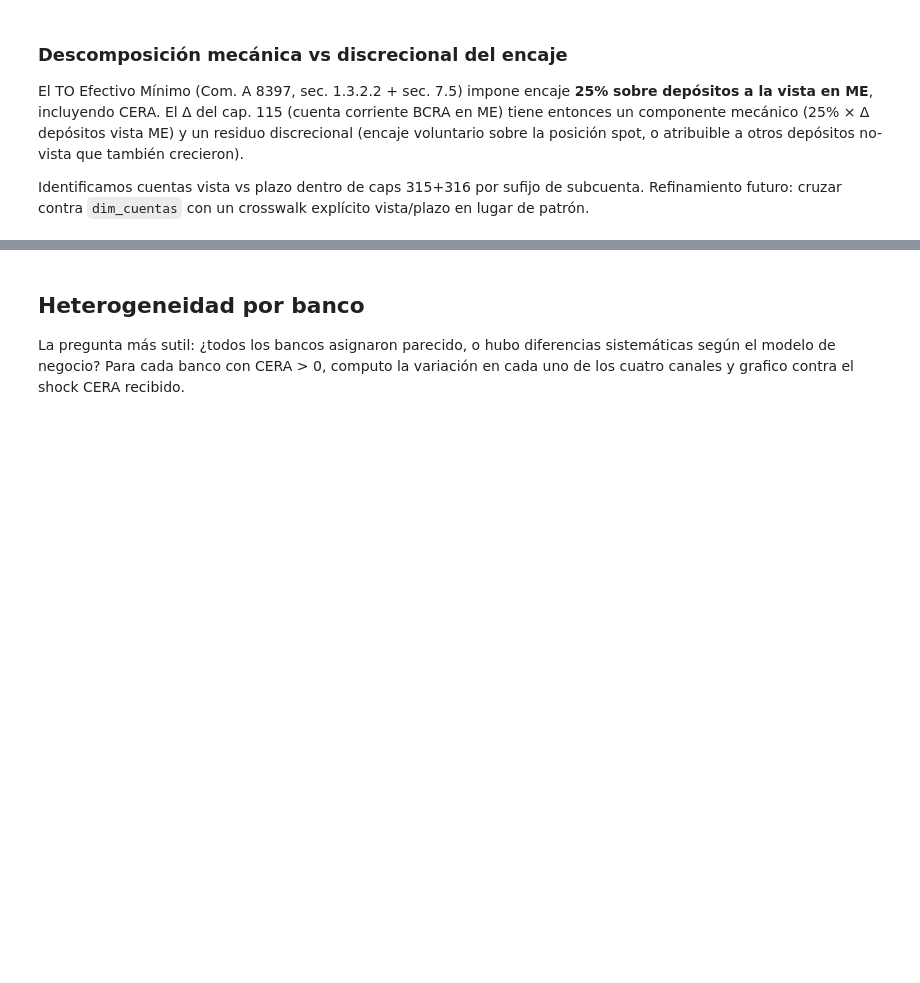
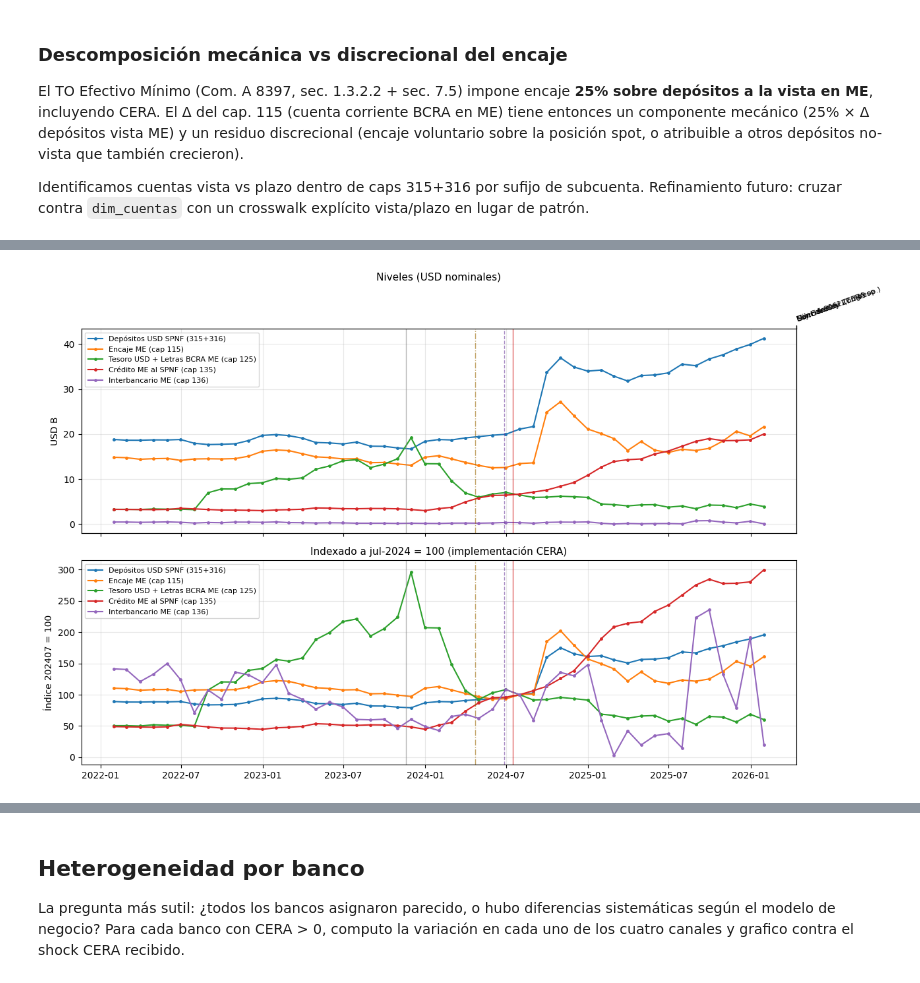
Before and after one commit to ivanurquiza/Macroprudential_Regulation_Lending_Channel, a Jupyter notebook: code/analisis/01_Shock_Analysis.ipynb, the cells around one changed output, grey strips where cells are left out. Cells and saved outputs as stored; diff of their text form; code cells hidden in the pictures; blank space fills up the shorter version.

```diff
--- a/code/analisis/01_Shock_Analysis.ipynb
+++ b/code/analisis/01_Shock_Analysis.ipynb
@@ -72,0 +81,20 @@ TC A-3500 disponible: 201501 - 202604, 136 meses
+# %%
+# IPC Nacional general (Codigo=0, Region=Nacional) desde CSV INDEC
+ipc_raw = pd.read_csv(RAW / 'indec_ipc/serie_ipc_divisiones.csv', sep=';', encoding='latin-1')
+ipc_nac = ipc_raw[(ipc_raw['Codigo']=='0') & (ipc_raw['Region']=='Nacional')].copy()
+ipc_nac['Periodo'] = ipc_nac['Periodo'].astype(int)
+ipc_nac['Indice_IPC'] = ipc_nac['Indice_IPC'].astype(str).str.replace(',', '.').astype(float)
+ipc_nac = ipc_nac.sort_values('Periodo').reset_index(drop=True)
+
+# Diccionario yyyymm -> índice IPC
+ipc = ipc_nac.set_index('Periodo')['Indice_IPC']
+
+# Base para deflactación: jul-2024 (implementación CERA)
+IPC_BASE_YYYYMM = 202407
+IPC_BASE = ipc[IPC_BASE_YYYYMM]
+print(f"IPC base ({IPC_BASE_YYYYMM}): {IPC_BASE:.2f}")
+print(f"Cobertura IPC: {ipc.index.min()}–{ipc.index.max()}, {len(ipc)} meses")
+
+# Helper: deflactar saldo en pesos a pesos constantes de jul-2024
+def deflactar_ars(saldo_pesos, yyyymm):
+    return saldo_pesos / ipc.loc[yyyymm] * IPC_BASE
@@ -1087,0 +1233,43 @@ pd.DataFrame(filas).set_index("ventana")
+# %%
+# Figura 1 — Panorama agregado: pasivo USD vs los cuatro canales del activo ME (todos en USD nominales)
+def plot_series(ax, etiquetas, titulo, normalizar=False, base_yyyymm=202407):
+    for label in etiquetas:
+        d = series_dict[label].sort_values('yyyymm')
+        if d.empty or d['valor'].sum() == 0:
+            continue
+        if normalizar:
+            base_rows = d.loc[d.yyyymm == base_yyyymm, 'valor']
+            if base_rows.empty or base_rows.iloc[0] == 0 or pd.isna(base_rows.iloc[0]):
+                continue
+            y = d['valor'] / base_rows.iloc[0] * 100
+        else:
+            y = d['valor']
+        ax.plot(d['fecha'], y, marker='o', ms=2.5, lw=1.5, label=label)
+    for fecha, etiqueta, color, ls in HITOS:
+        ax.axvline(pd.Timestamp(fecha), color=color, ls=ls, alpha=0.6, lw=1)
+    ax.set_title(titulo, fontsize=11)
+    if normalizar:
+        ax.set_ylabel(f"Índice {base_yyyymm} = 100")
+    else:
+        # Las series ME van en USD, las ARS en pesos reales — para ESTE plot solo entran ME
+        unidades = set(series_dict[l].iloc[0]['unidad'] for l in etiquetas if not series_dict[l].empty)
+        ax.set_ylabel(" / ".join(unidades))
+    ax.legend(fontsize=8, loc='best')
+    ax.grid(alpha=0.3)
+
+fig, axes = plt.subplots(2, 1, figsize=(13, 8), sharex=True)
+panorama = ["Depósitos USD SPNF (315+316)",
+            "Encaje ME (cap 115)",
+            "Tesoro USD + Letras BCRA ME (cap 125)",
+            "Crédito ME al SPNF (cap 135)",
+            "Interbancario ME (cap 136)"]
+plot_series(axes[0], panorama, "Niveles (USD nominales)")
+plot_series(axes[1], panorama, "Indexado a jul-2024 = 100 (implementación CERA)", normalizar=True)
+ax_top = axes[0].twiny()
+ax_top.set_xlim(axes[0].get_xlim())
+ax_top.set_xticks([pd.Timestamp(f).toordinal() for f, _, _, _ in HITOS])
+ax_top.set_xticklabels([e for _, e, _, _ in HITOS], fontsize=8, rotation=20, ha='left')
+plt.tight_layout()
+plt.show()
+# %% [output]
+[figure, added]
```
Also changed, not shown: parts of 14 cells of this notebook, 1 other file.
